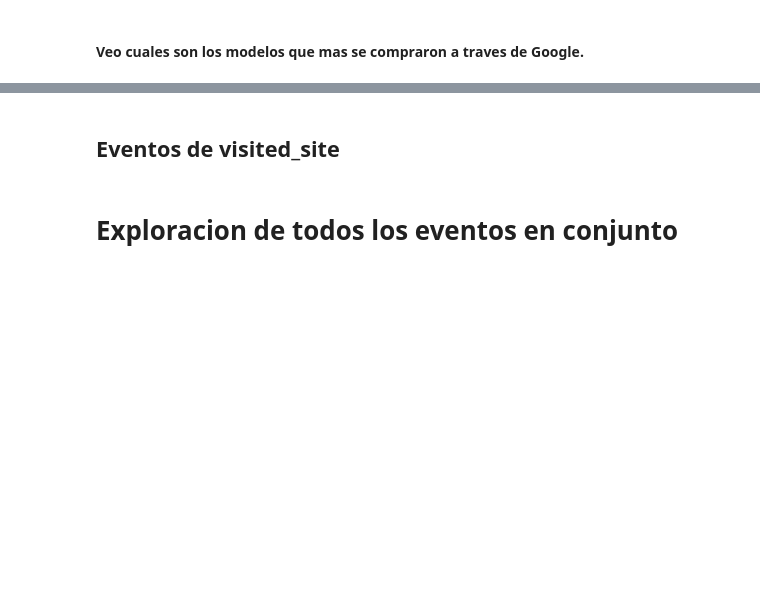
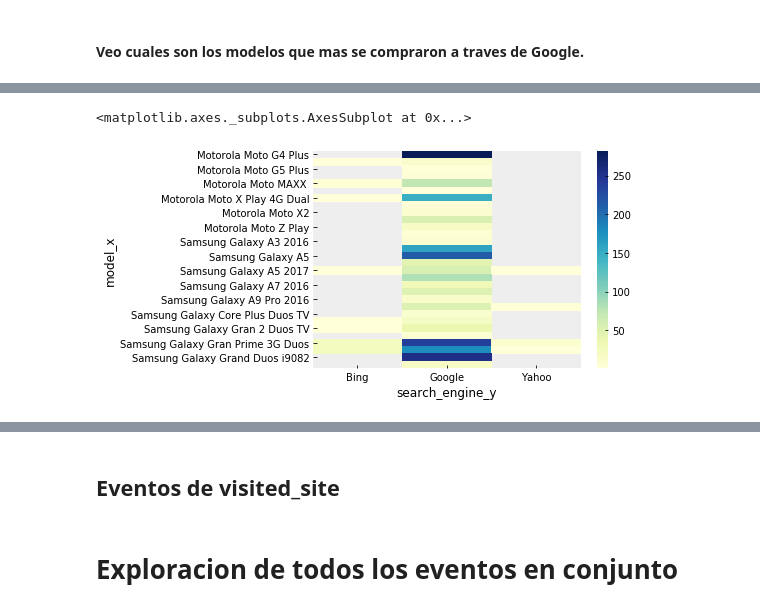
Before and after one commit to juanpcapurro/tp_datos_2c2018, a Jupyter notebook: analisis_exploratorio.ipynb, the cells around one changed output, grey strips where cells are left out. Cells and saved outputs as stored; diff of their text form; code cells hidden in the pictures; blank space fills up the shorter version.

```diff
--- a/analisis_exploratorio.ipynb
+++ b/analisis_exploratorio.ipynb
@@ -93,0 +125,5 @@ raw_eventos[raw_eventos['event'] == 'conversion']['search_engine'].dropna().head
+# %%
+sns.heatmap(pivot[20:50], cmap = 'YlGnBu')
+# %% [output]
+<matplotlib.axes._subplots.AxesSubplot at 0x...>
+[figure, added]
```
Also changed, not shown: parts of 13 cells of this notebook.
